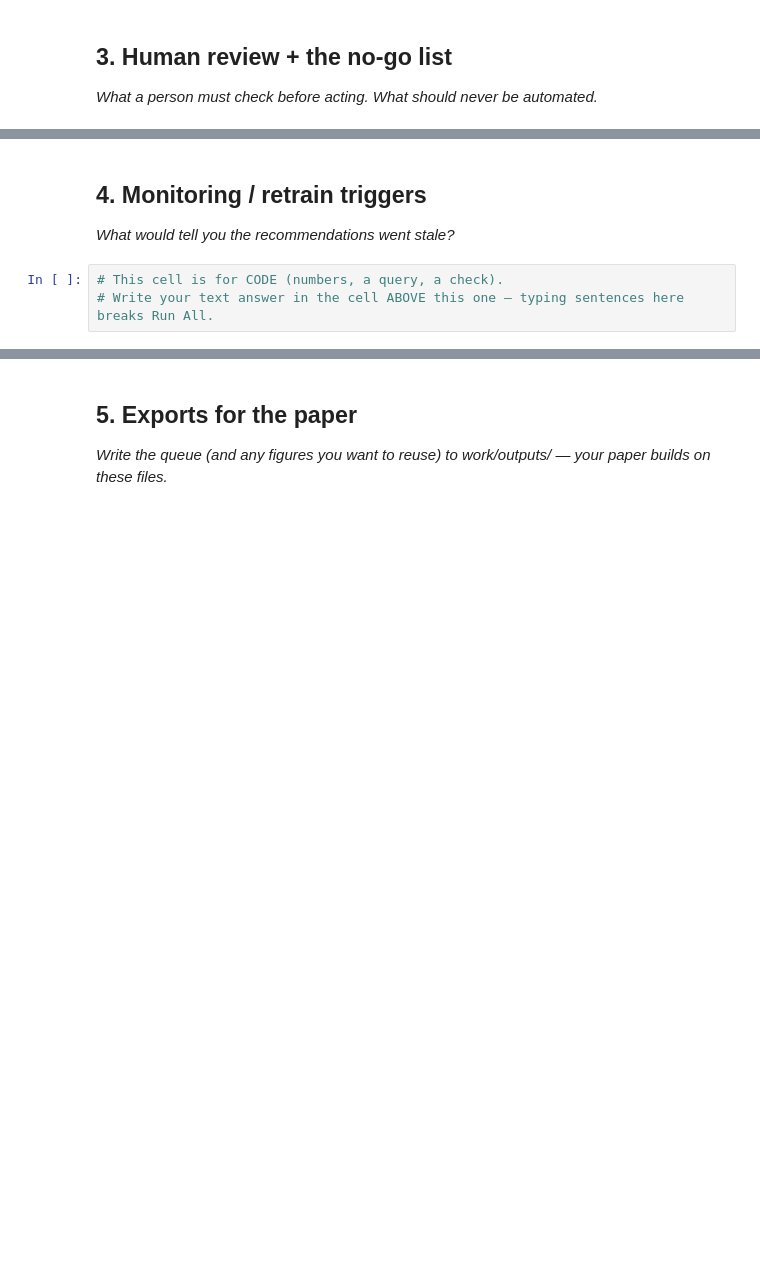
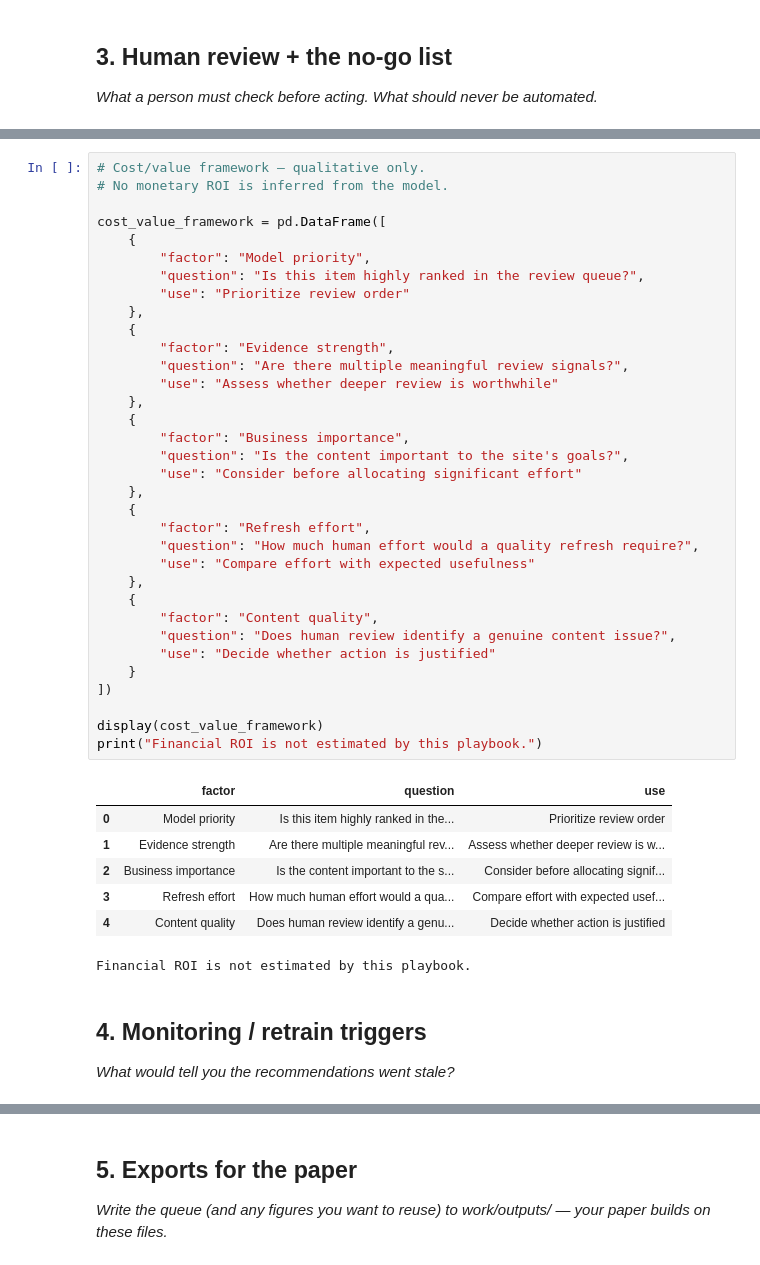
Before and after one commit to qurban-12/ML_internship_Qurban, a Jupyter notebook: work/notebooks/w07_action_playbook.ipynb, the cells around one changed output, grey strips where cells are left out. Saved outputs shown, nothing was run; the diff lists cells and outputs as text; blank space fills up the shorter version.

```diff
--- a/work/notebooks/w07_action_playbook.ipynb
+++ b/work/notebooks/w07_action_playbook.ipynb
@@ -30,7 +625,46 @@ This skeleton is yours to fill. Work the sections **in order** — each one has
+# %%
+# Cost/value framework — qualitative only.
+# No monetary ROI is inferred from the model.
+
+cost_value_framework = pd.DataFrame([
+    {
+        "factor": "Model priority",
+        "question": "Is this item highly ranked in the review queue?",
+        "use": "Prioritize review order"
+    },
+    {
+        "factor": "Evidence strength",
+        "question": "Are there multiple meaningful review signals?",
+        "use": "Assess whether deeper review is worthwhile"
+    },
+    {
+        "factor": "Business importance",
+        "question": "Is the content important to the site's goals?",
+        "use": "Consider before allocating significant effort"
+    },
+    {
+        "factor": "Refresh effort",
+        "question": "How much human effort would a quality refresh require?",
+        "use": "Compare effort with expected usefulness"
+    },
+    {
+        "factor": "Content quality",
+        "question": "Does human review identify a genuine content issue?",
+        "use": "Decide whether action is justified"
+    }
+])
+
+display(cost_value_framework)
+print("Financial ROI is not estimated by this playbook.")
+# %% [output]
+|  | factor | question | use |
+| 0 | Model priority | Is this item highly ranked in the... | Prioritize review order |
+| 1 | Evidence strength | Are there multiple meaningful rev... | Assess whether deeper review is w... |
+| 2 | Business importance | Is the content important to the s... | Consider before allocating signif... |
+| 3 | Refresh effort | How much human effort would a qua... | Compare effort with expected usef... |
+| 4 | Content quality | Does human review identify a genu... | Decide whether action is justified |
+Financial ROI is not estimated by this playbook.
 # %% [markdown]
 ## 4. Monitoring / retrain triggers
 
 *What would tell you the recommendations went stale?*
-# %%
-# This cell is for CODE (numbers, a query, a check).
-# Write your text answer in the cell ABOVE this one — typing sentences here breaks Run All.
```
Also changed, not shown: parts of 19 cells of this notebook.
